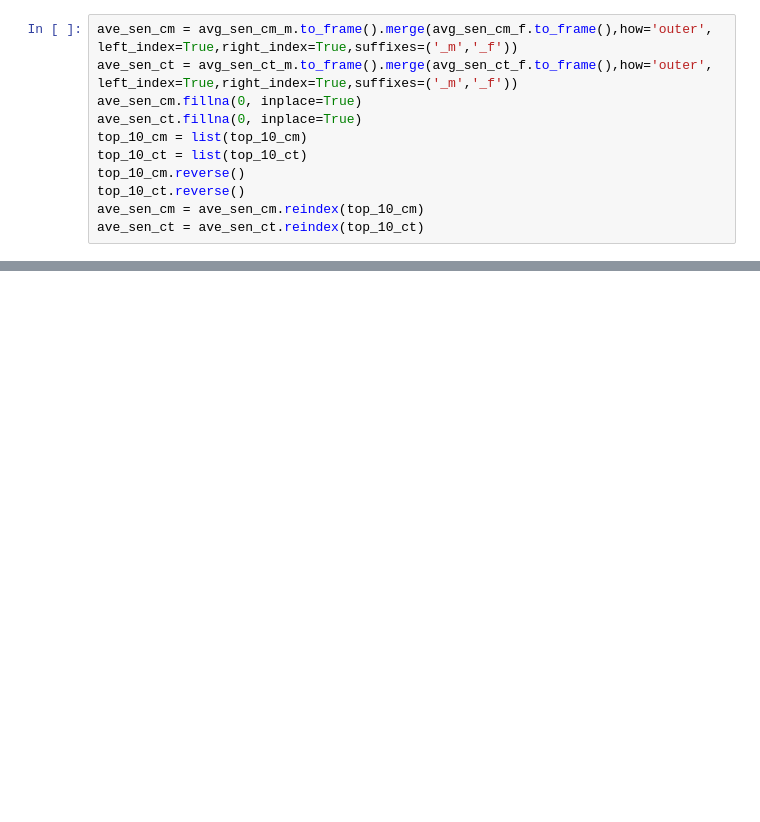
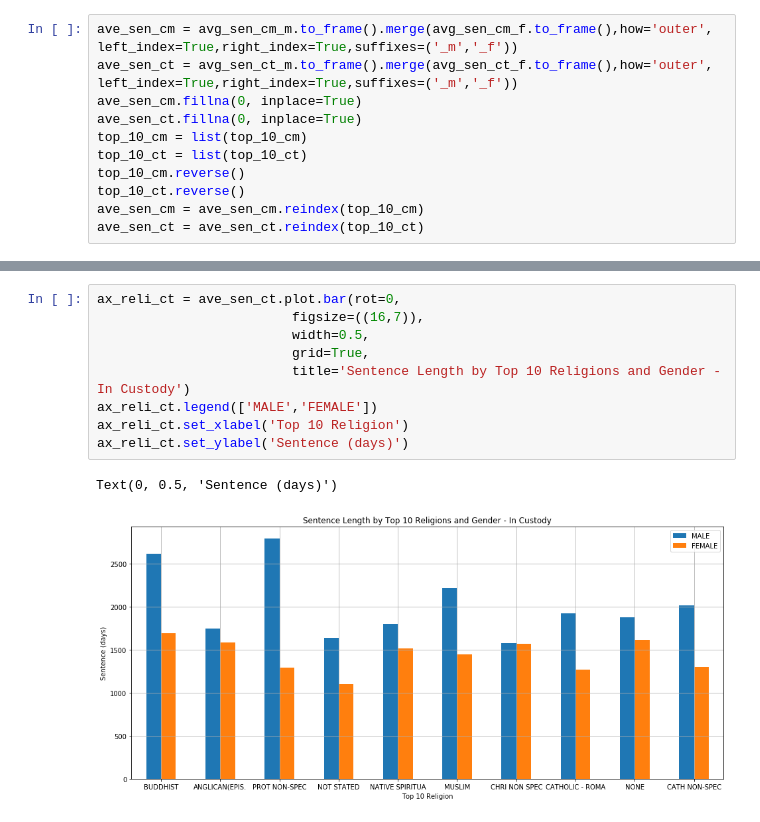
Before and after one commit to jdkipfer/CP321-Project, a Jupyter notebook: Race.ipynb, the cells around one changed output, grey strips where cells are left out. Saved outputs shown, nothing was run; the diff lists cells and outputs as text; blank space fills up the shorter version.

```diff
--- a/Race.ipynb
+++ b/Race.ipynb
@@ -132,0 +164,12 @@ Text(0, 0.5, 'Sentence (days)')
+# %%
+ax_reli_ct = ave_sen_ct.plot.bar(rot=0,
+                         figsize=((16,7)),
+                         width=0.5,
+                         grid=True,
+                         title='Sentence Length by Top 10 Religions and Gender - In Custody')
+ax_reli_ct.legend(['MALE','FEMALE'])
+ax_reli_ct.set_xlabel('Top 10 Religion')
+ax_reli_ct.set_ylabel('Sentence (days)')
+# %% [output]
+Text(0, 0.5, 'Sentence (days)')
+[figure, added]
```
Also changed, not shown: parts of 19 cells of this notebook.
